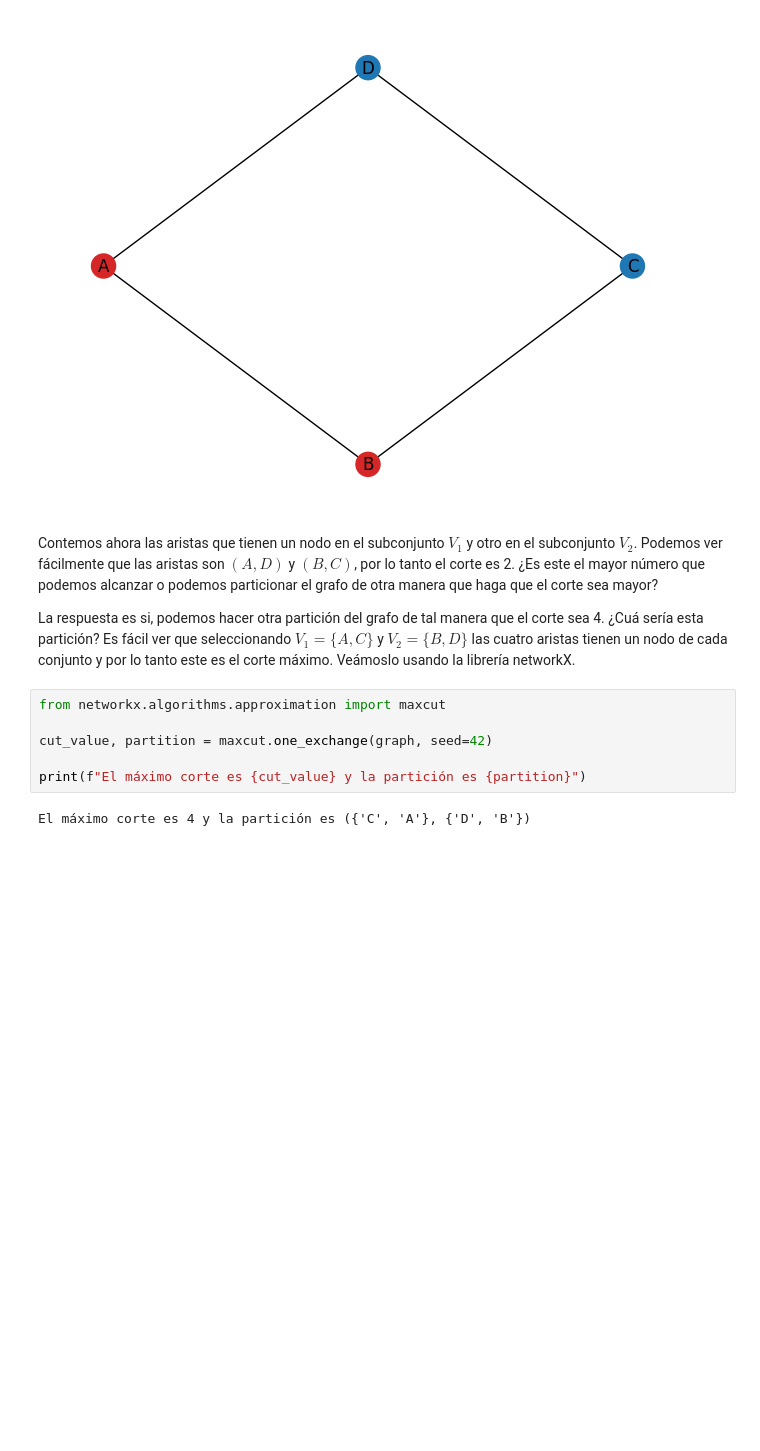
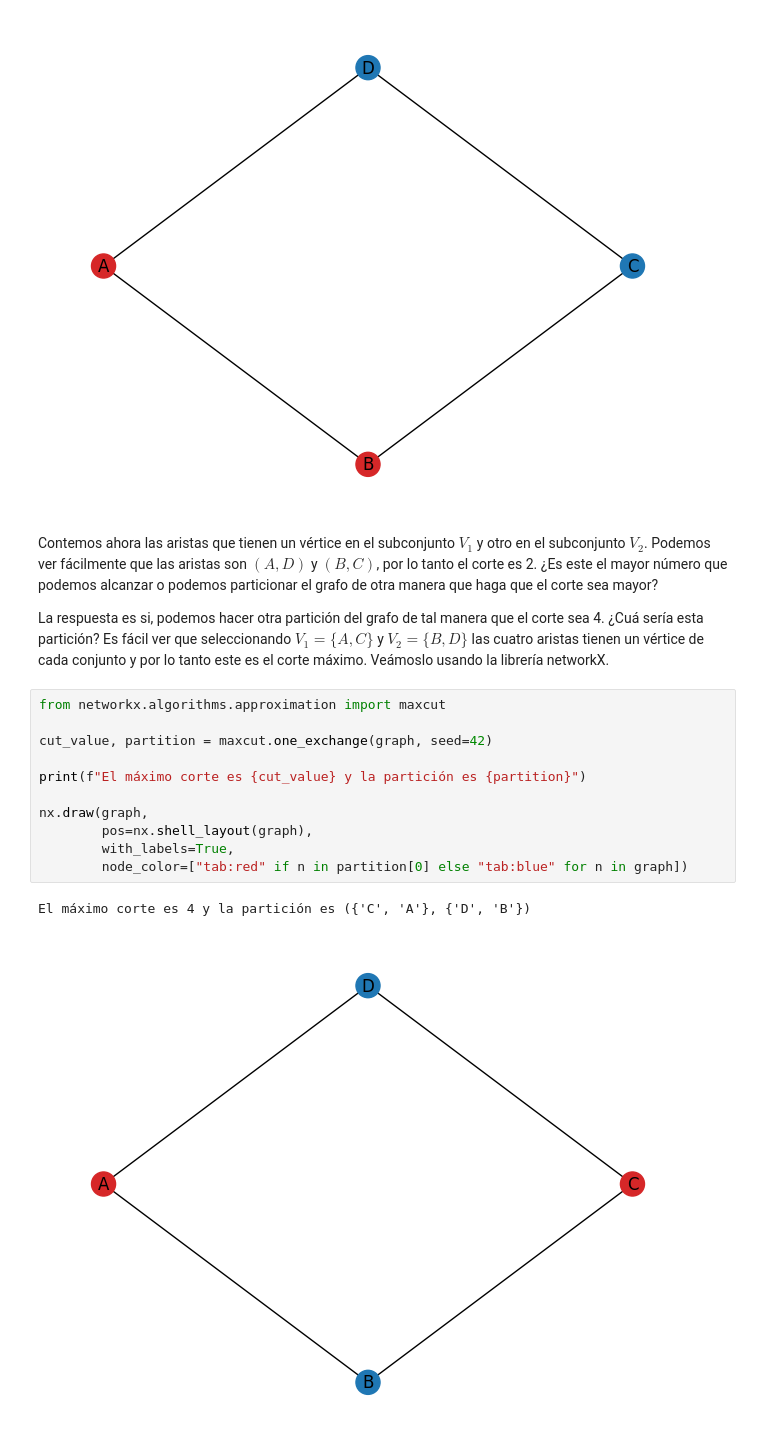
Before and after one commit to pabloramosdev/quantum_computing, a Jupyter notebook: max_cut_problem.ipynb, the cells around one changed output. Cells and saved outputs as stored; diff of their text form; blank space fills up the shorter version.

```diff
--- a/max_cut_problem.ipynb
+++ b/max_cut_problem.ipynb
@@ -39,14 +39,20 @@ nx.draw(graph,
 # %% [output]
 [figure]
 # %% [markdown]
-Contemos ahora las aristas que tienen un nodo en el subconjunto $V_1$ y otro en el subconjunto $V_2$. Podemos ver fácilmente que las aristas son $(A,D)$ y $(B,C)$, por lo tanto el corte es 2. ¿Es este el mayor número que podemos alcanzar o podemos particionar el grafo de otra manera que haga que el corte sea mayor?
+Contemos ahora las aristas que tienen un vértice en el subconjunto $V_1$ y otro en el subconjunto $V_2$. Podemos ver fácilmente que las aristas son $(A,D)$ y $(B,C)$, por lo tanto el corte es 2. ¿Es este el mayor número que podemos alcanzar o podemos particionar el grafo de otra manera que haga que el corte sea mayor?
 
-La respuesta es si, podemos hacer otra partición del grafo de tal manera que el corte sea 4. ¿Cuá sería esta partición? Es fácil ver que seleccionando $V_1=\{A,C\}$ y $V_2=\{B,D\}$ las cuatro aristas tienen un nodo de cada conjunto y por lo tanto este es el corte máximo. Veámoslo usando la librería networkX.
+La respuesta es si, podemos hacer otra partición del grafo de tal manera que el corte sea 4. ¿Cuá sería esta partición? Es fácil ver que seleccionando $V_1=\{A,C\}$ y $V_2=\{B,D\}$ las cuatro aristas tienen un vértice de cada conjunto y por lo tanto este es el corte máximo. Veámoslo usando la librería networkX.
 # %%
 from networkx.algorithms.approximation import maxcut
 
 cut_value, partition = maxcut.one_exchange(graph, seed=42)
 
 print(f"El máximo corte es {cut_value} y la partición es {partition}")
+
+nx.draw(graph,
+        pos=nx.shell_layout(graph),
+        with_labels=True,
+        node_color=["tab:red" if n in partition[0] else "tab:blue" for n in graph])
 # %% [output]
 El máximo corte es 4 y la partición es ({'C', 'A'}, {'D', 'B'})
+[figure, added]
```
Also changed, not shown: parts of 7 cells of this notebook.
